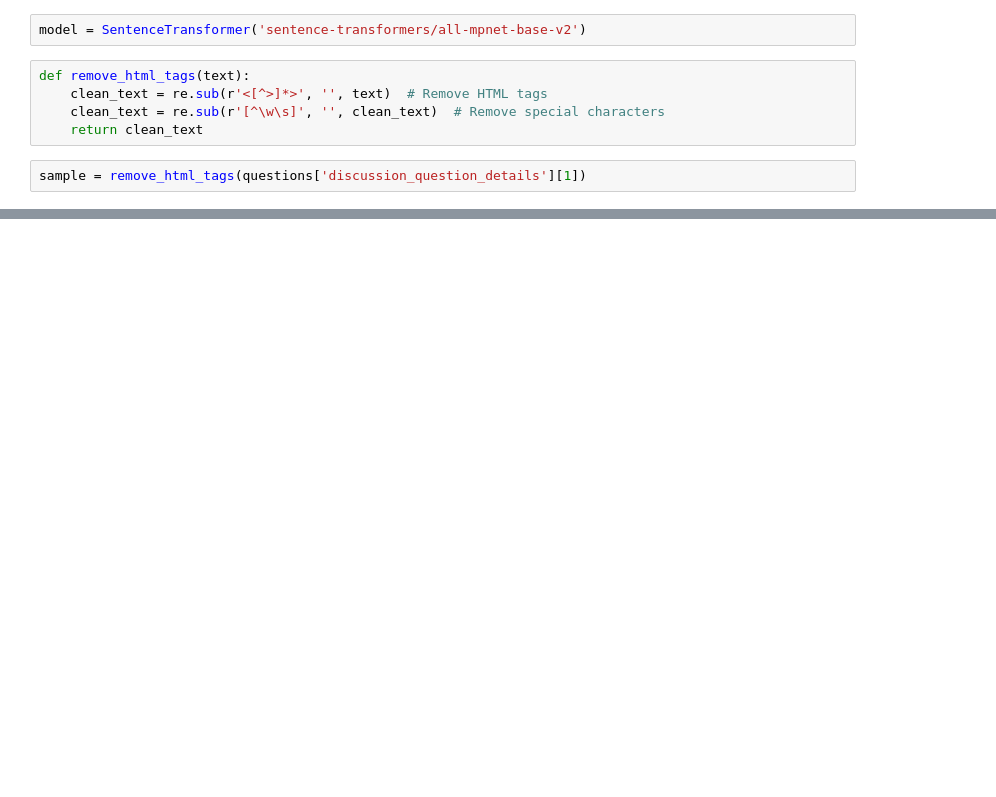
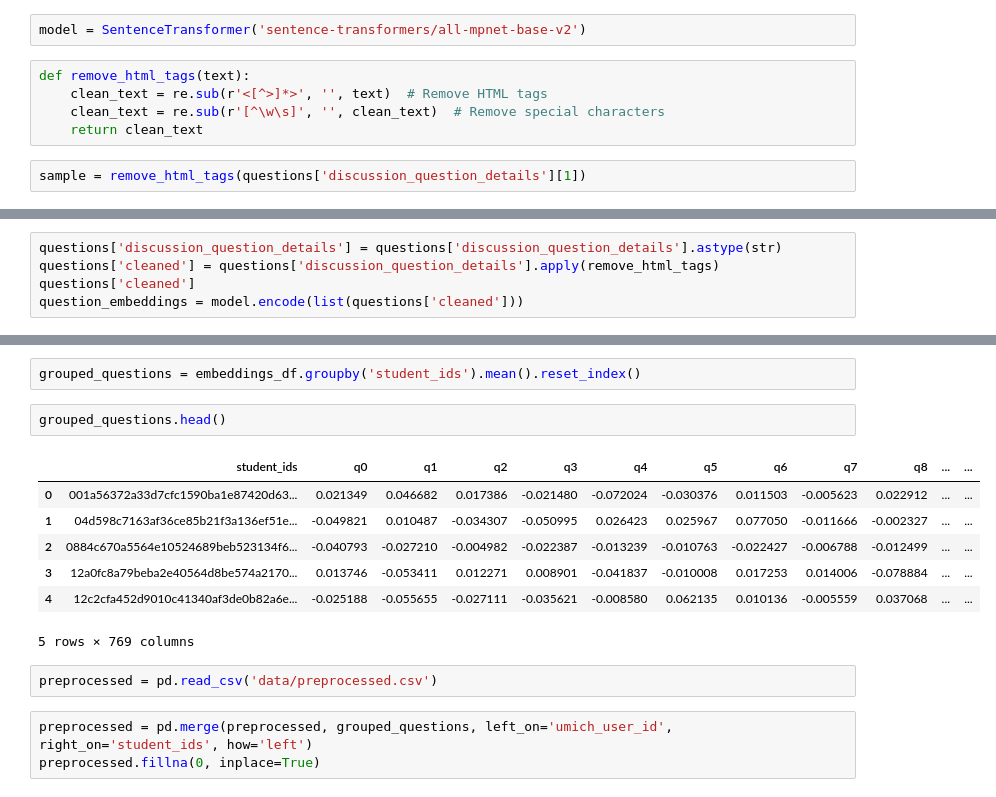
Before and after one commit to sarthyparty/algofair, a Jupyter notebook: sentence_embeddings.ipynb, the cells around one changed output, grey strips where cells are left out. Drawn from its saved outputs; the diff is of its cells as text; blank space fills up the shorter version.

```diff
--- a/sentence_embeddings.ipynb
+++ b/sentence_embeddings.ipynb
@@ -60,0 +40,5 @@ len(embeddings[0])
+# %%
+questions['discussion_question_details'] = questions['discussion_question_details'].astype(str)
+questions['cleaned'] = questions['discussion_question_details'].apply(remove_html_tags)
+questions['cleaned']
+question_embeddings = model.encode(list(questions['cleaned']))
@@ -60,0 +70,17 @@ len(embeddings[0])
+# %%
+grouped_questions = embeddings_df.groupby('student_ids').mean().reset_index()
+# %%
+grouped_questions.head()
+# %% [output]
+|  | student_ids | q0 | q1 | q2 | q3 | q4 | q5 | q6 | q7 | q8 | ... | ... |
+| 0 | 001a56372a33d7cfc1590ba1e87420d63... | 0.021349 | 0.046682 | 0.017386 | -0.021480 | -0.072024 | -0.030376 | 0.011503 | -0.005623 | 0.022912 | ... | ... |
+| 1 | 04d598c7163af36ce85b21f3a136ef51e... | -0.049821 | 0.010487 | -0.034307 | -0.050995 | 0.026423 | 0.025967 | 0.077050 | -0.011666 | -0.002327 | ... | ... |
+| 2 | 0884c670a5564e10524689beb523134f6... | -0.040793 | -0.027210 | -0.004982 | -0.022387 | -0.013239 | -0.010763 | -0.022427 | -0.006788 | -0.012499 | ... | ... |
+| 3 | 12a0fc8a79beba2e40564d8be574a2170... | 0.013746 | -0.053411 | 0.012271 | 0.008901 | -0.041837 | -0.010008 | 0.017253 | 0.014006 | -0.078884 | ... | ... |
+| 4 | 12c2cfa452d9010c41340af3de0b82a6e... | -0.025188 | -0.055655 | -0.027111 | -0.035621 | -0.008580 | 0.062135 | 0.010136 | -0.005559 | 0.037068 | ... | ... |
+5 rows × 769 columns
+# %%
+preprocessed = pd.read_csv('data/preprocessed.csv')
+# %%
+preprocessed = pd.merge(preprocessed, grouped_questions, left_on='umich_user_id', right_on='student_ids', how='left')
+preprocessed.fillna(0, inplace=True)
```
Also changed, not shown: parts of 17 cells of this notebook.
